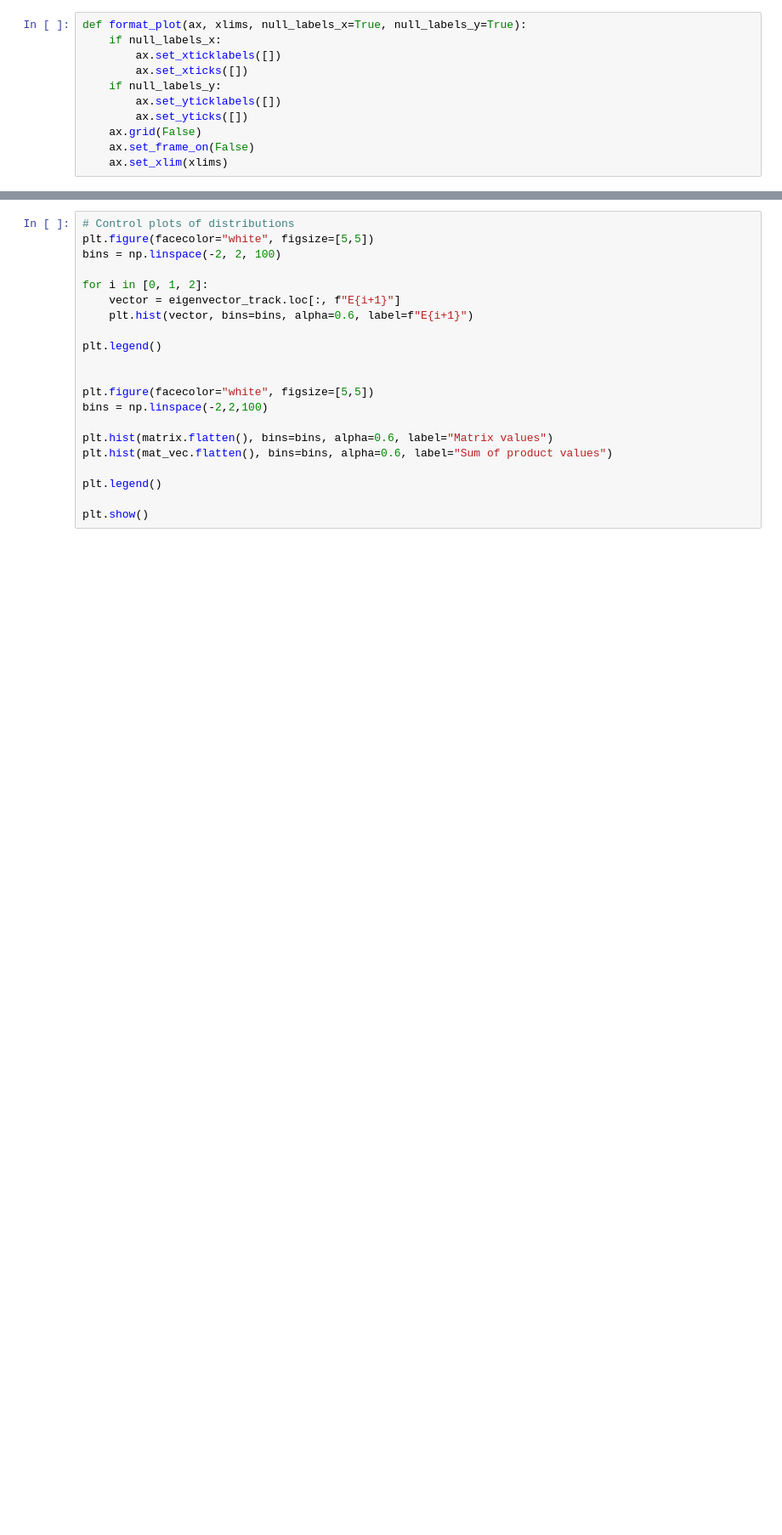
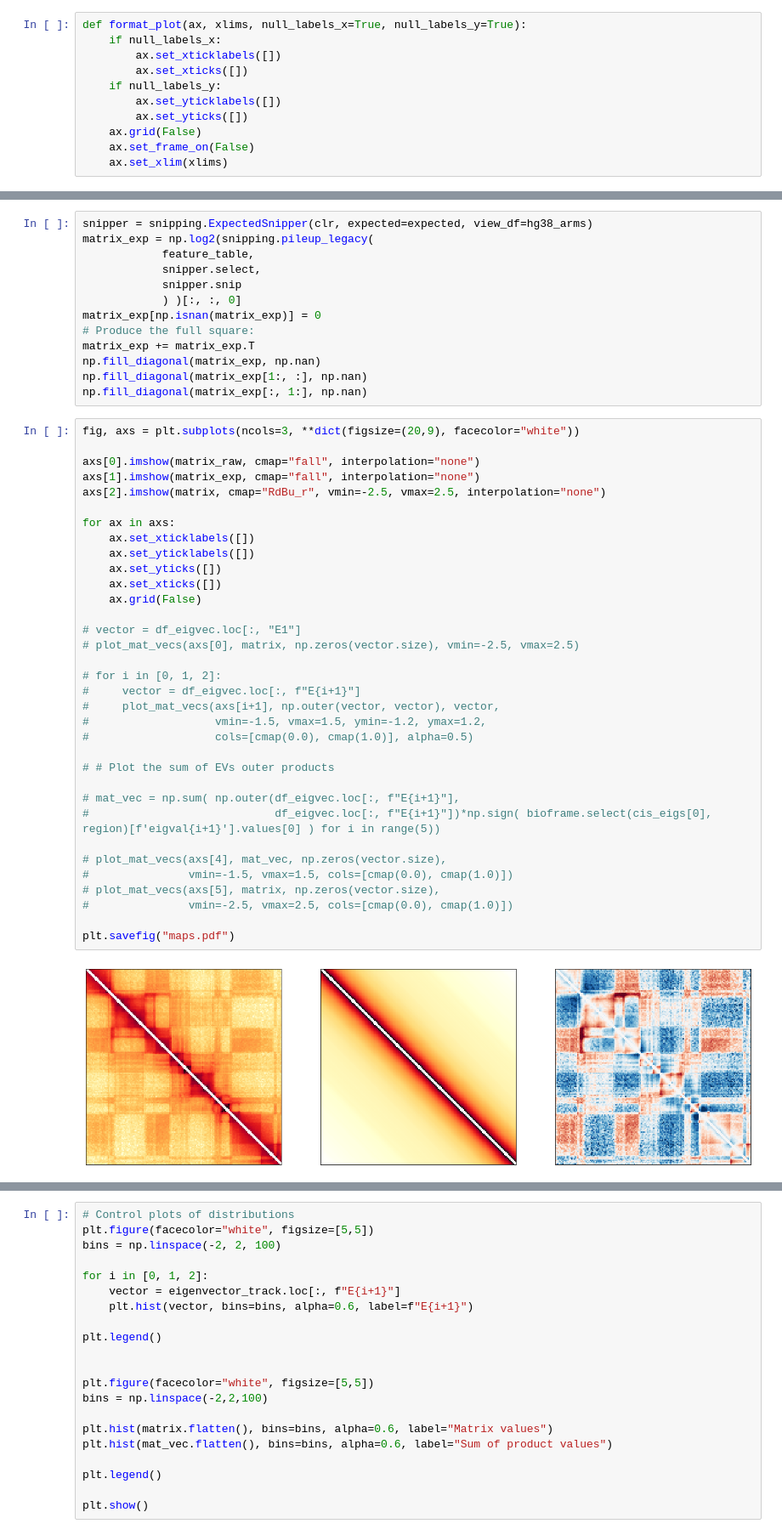
Before and after one commit to open2c/open2c_vignettes, a Jupyter notebook: cooltools_manuscript/compartments_and_saddles.ipynb, the cells around one changed output, grey strips where cells are left out. Shown at 85% size. Saved outputs shown, nothing was run; the diff lists cells and outputs as text; blank space fills up the shorter version.

```diff
--- a/cooltools_manuscript/compartments_and_saddles.ipynb
+++ b/cooltools_manuscript/compartments_and_saddles.ipynb
@@ -232,3 +248,52 @@ format_plot(axes[2], [0, vec.size], null_labels_y=False)
+# %%
+snipper = snipping.ExpectedSnipper(clr, expected=expected, view_df=hg38_arms)
+matrix_exp = np.log2(snipping.pileup_legacy(
+            feature_table,
+            snipper.select,
+            snipper.snip
+            ) )[:, :, 0]
+matrix_exp[np.isnan(matrix_exp)] = 0
+# Produce the full square:
+matrix_exp += matrix_exp.T
+np.fill_diagonal(matrix_exp, np.nan)
+np.fill_diagonal(matrix_exp[1:, :], np.nan)
+np.fill_diagonal(matrix_exp[:, 1:], np.nan)
+# %%
+fig, axs = plt.subplots(ncols=3, **dict(figsize=(20,9), facecolor="white"))
+
+axs[0].imshow(matrix_raw, cmap="fall", interpolation="none")
+axs[1].imshow(matrix_exp, cmap="fall", interpolation="none")
+axs[2].imshow(matrix, cmap="RdBu_r", vmin=-2.5, vmax=2.5, interpolation="none")
+
+for ax in axs:
+    ax.set_xticklabels([])
+    ax.set_yticklabels([])
+    ax.set_yticks([])
+    ax.set_xticks([])
+    ax.grid(False)
+
+# vector = df_eigvec.loc[:, "E1"]
+# plot_mat_vecs(axs[0], matrix, np.zeros(vector.size), vmin=-2.5, vmax=2.5)
+
+# for i in [0, 1, 2]:
+#     vector = df_eigvec.loc[:, f"E{i+1}"]
+#     plot_mat_vecs(axs[i+1], np.outer(vector, vector), vector,
+#                   vmin=-1.5, vmax=1.5, ymin=-1.2, ymax=1.2,
+#                   cols=[cmap(0.0), cmap(1.0)], alpha=0.5)
+
+# # Plot the sum of EVs outer products
+
+# mat_vec = np.sum( np.outer(df_eigvec.loc[:, f"E{i+1}"],
+#                            df_eigvec.loc[:, f"E{i+1}"])*np.sign( bioframe.select(cis_eigs[0], region)[f'eigval{i+1}'].values[0] ) for i in range(5))
+
+# plot_mat_vecs(axs[4], mat_vec, np.zeros(vector.size),
+#               vmin=-1.5, vmax=1.5, cols=[cmap(0.0), cmap(1.0)])
+# plot_mat_vecs(axs[5], matrix, np.zeros(vector.size),
+#               vmin=-2.5, vmax=2.5, cols=[cmap(0.0), cmap(1.0)])
+
+plt.savefig("maps.pdf")
+# %% [output]
+[figure, added]
 # %%
 fig, axs = plt.subplots(ncols=6, **dict(figsize=(50,9), facecolor="white"))
 
```
Also changed, not shown: parts of 7 cells of this notebook, 1 other file.
